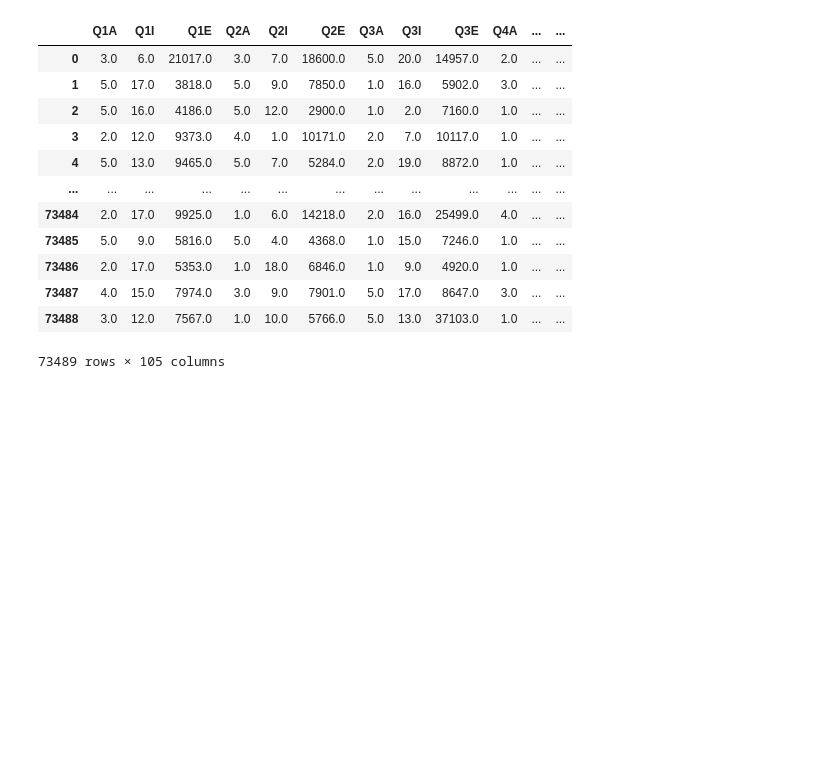
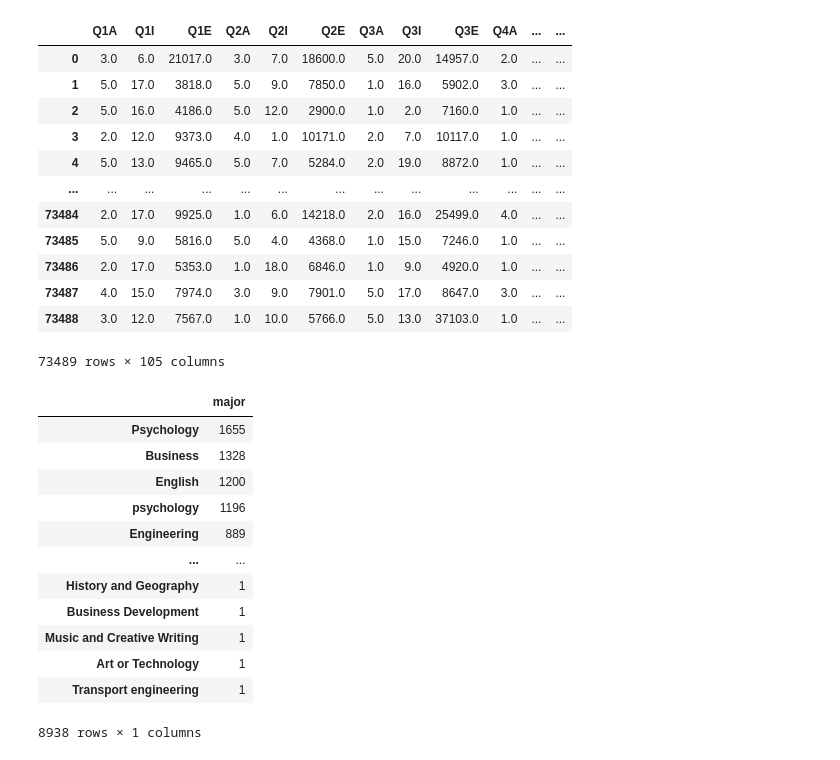
Before and after one commit to dss-14th/ml-repo-3, a Jupyter notebook: yong's/open_raw_data.ipynb, the cells around one changed output. Cells and saved outputs as stored; diff of their text form; code cells hidden in the pictures; blank space fills up the shorter version.

```diff
--- a/yong's/open_raw_data.ipynb
+++ b/yong's/open_raw_data.ipynb
@@ -16,3 +16,20 @@ df1
 | 73487 | 4.0 | 15.0 | 7974.0 | 3.0 | 9.0 | 7901.0 | 5.0 | 17.0 | 8647.0 | 3.0 | ... | ... |
 | 73488 | 3.0 | 12.0 | 7567.0 | 1.0 | 10.0 | 5766.0 | 5.0 | 13.0 | 37103.0 | 1.0 | ... | ... |
 73489 rows × 105 columns
+# %%
+a=pd.DataFrame(df1.major.value_counts())
+a
+# %% [output]
+|  | major |
+| Psychology | 1655 |
+| Business | 1328 |
+| English | 1200 |
+| psychology | 1196 |
+| Engineering | 889 |
+| ... | ... |
+| History and Geography | 1 |
+| Business Development | 1 |
+| Music and Creative Writing | 1 |
+| Art or Technology | 1 |
+| Transport engineering | 1 |
+8938 rows × 1 columns
```
Also changed, not shown: parts of 14 cells of this notebook.
